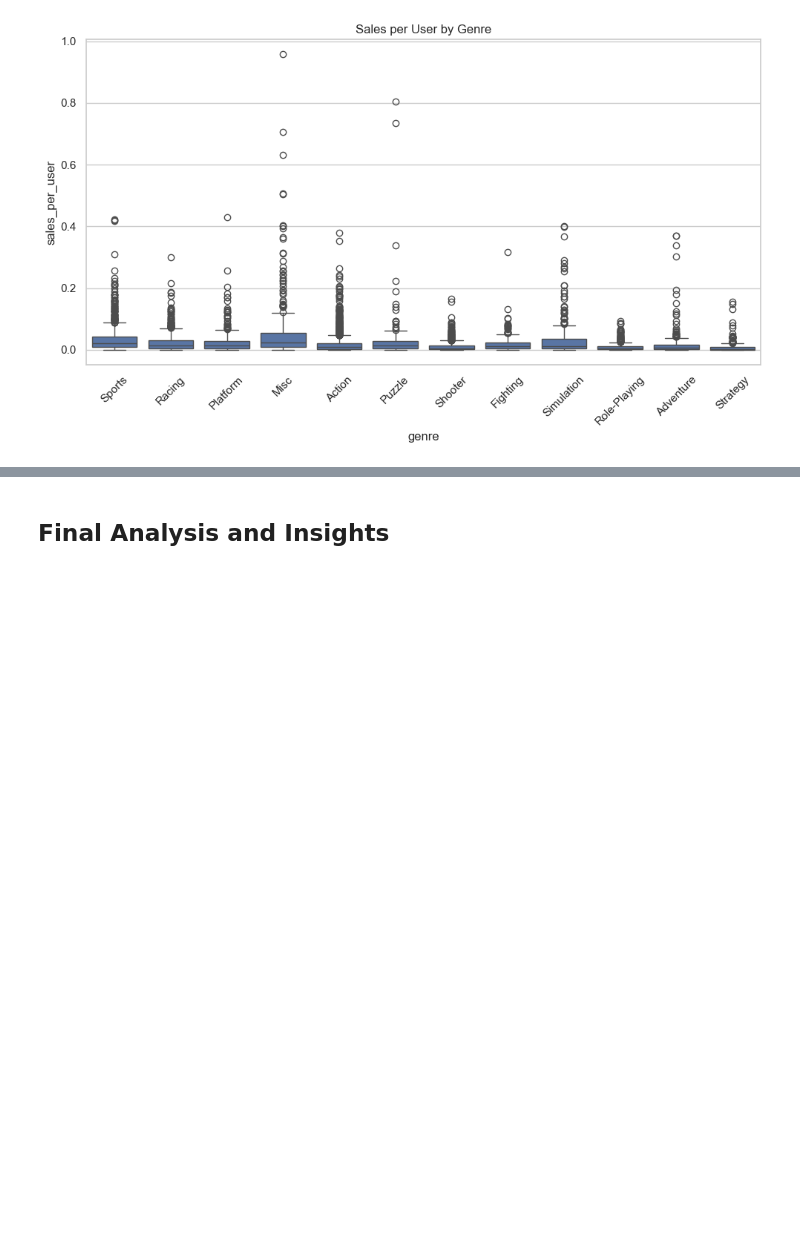
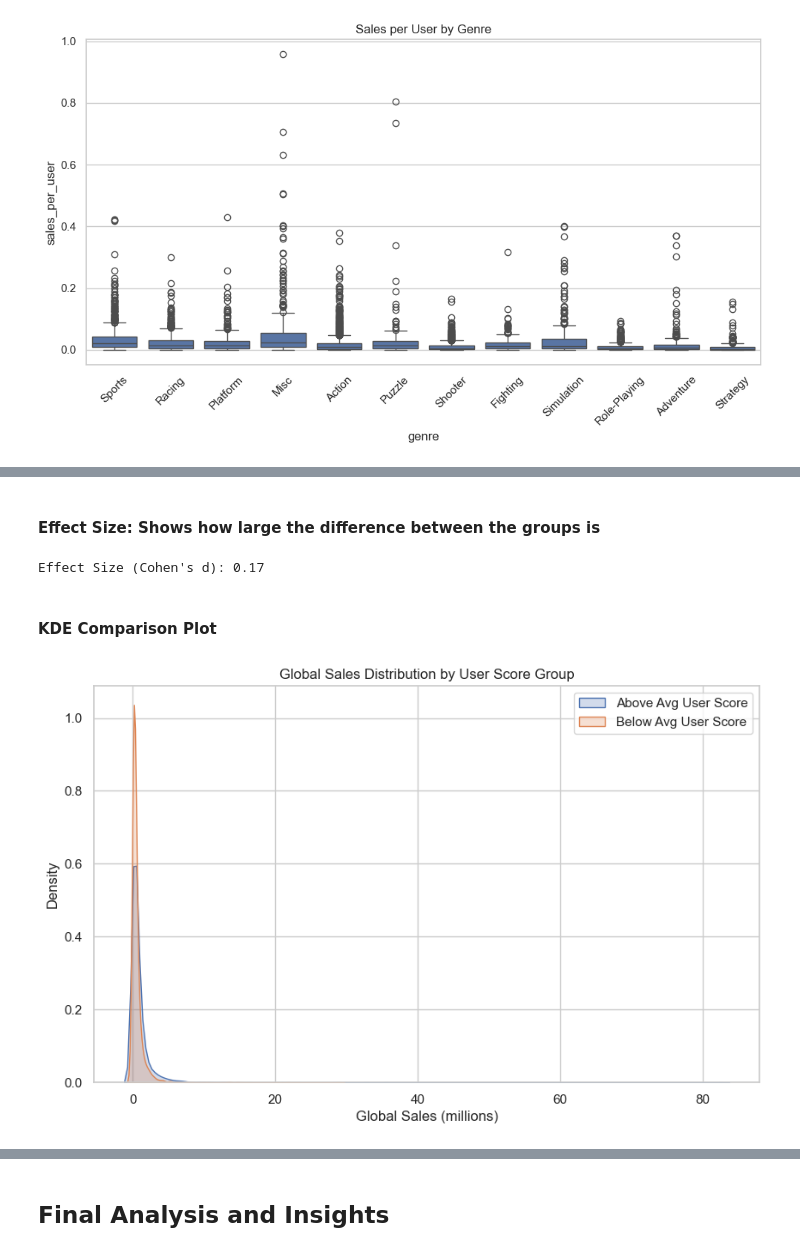
Before and after one commit to Maria8989/Data-Visualisations, a Jupyter notebook: Maria G Garcia Macedo_DVizHDip_CA1.ipynb, the cells around one changed output, grey strips where cells are left out. Drawn from its saved outputs; the diff is of its cells as text; code cells hidden in the pictures; blank space fills up the shorter version.

```diff
--- a/Maria G Garcia Macedo_DVizHDip_CA1.ipynb
+++ b/Maria G Garcia Macedo_DVizHDip_CA1.ipynb
@@ -405,0 +445,20 @@ plt.show()
+# %% [markdown]
+#### Effect Size: Shows how large the difference between the groups is
+# %%
+mean_diff = high_score.mean() - low_score.mean()
+pooled_std = np.sqrt((high_score.std()**2 + low_score.std()**2) / 2)
+cohen_d = mean_diff / pooled_std
+print("Effect Size (Cohen's d):", round(cohen_d, 2))
+# %% [output]
+Effect Size (Cohen's d): 0.17
+# %% [markdown]
+#### KDE Comparison Plot
+# %%
+sns.kdeplot(high_score, label='Above Avg User Score', shade=True)
+sns.kdeplot(low_score, label='Below Avg User Score', shade=True)
+plt.title("Global Sales Distribution by User Score Group")
+plt.xlabel("Global Sales (millions)")
+plt.legend()
+plt.show()
+# %% [output]
+[figure, added]
```
Also changed, not shown: parts of 11 cells of this notebook.
